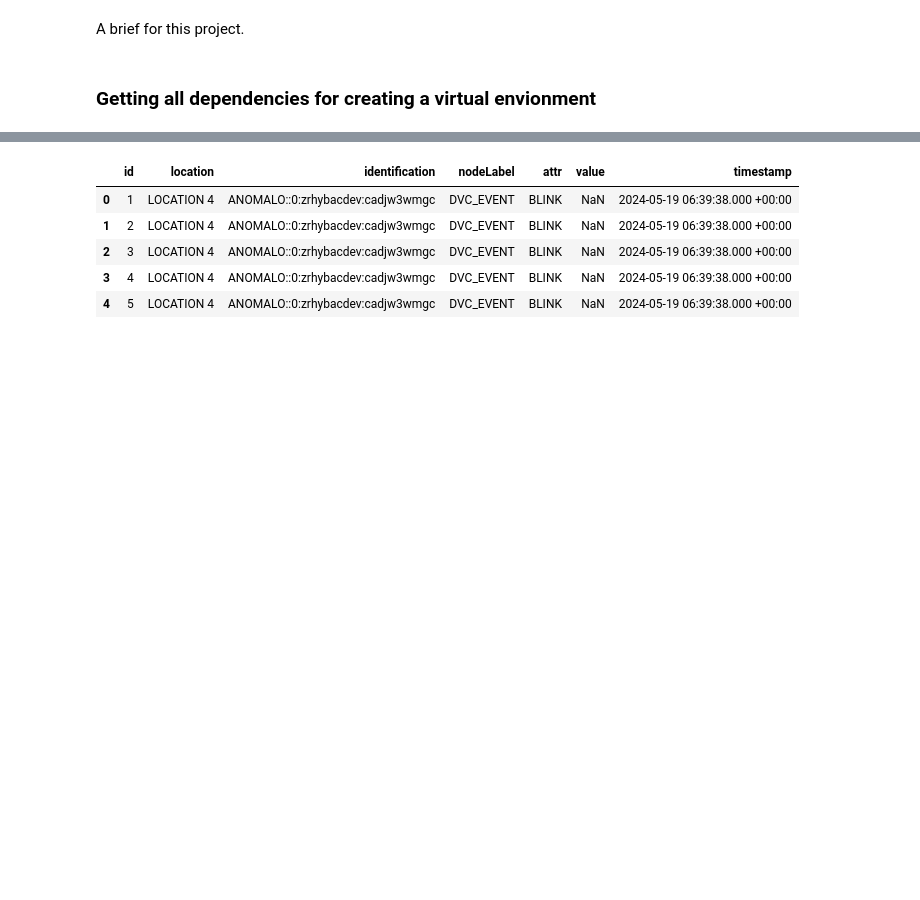
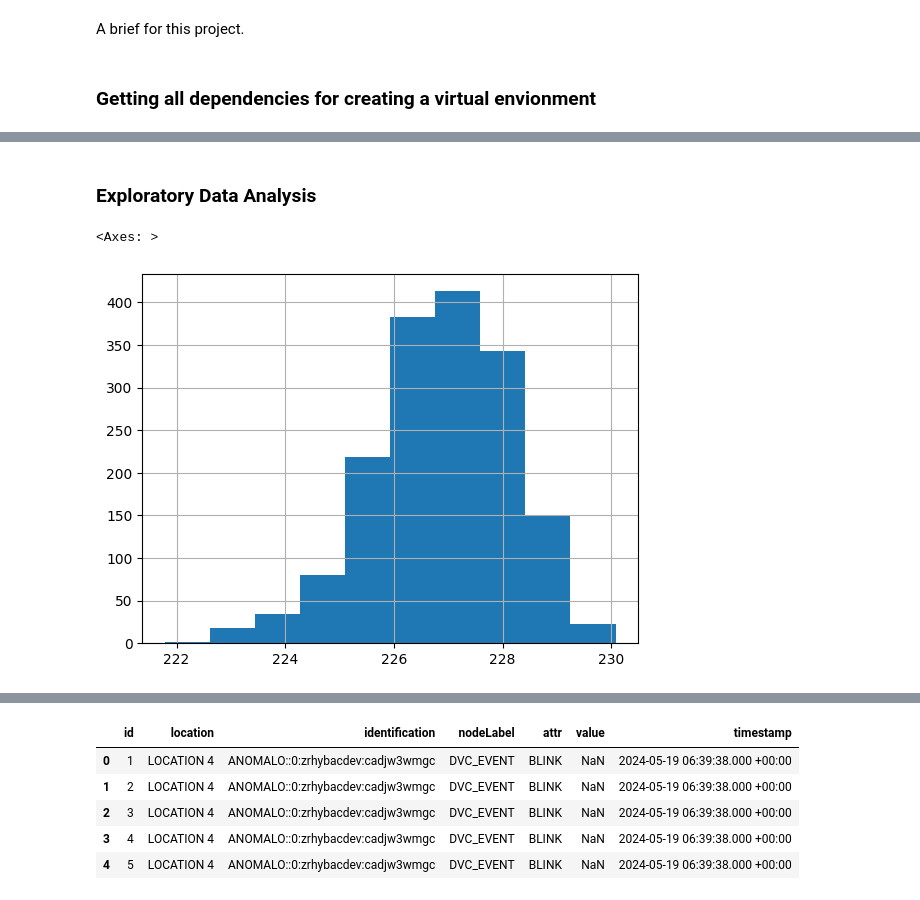
Before and after one commit to Joaohsd/project-c318, a Jupyter notebook: nouvenn.ipynb, the cells around one changed output, grey strips where cells are left out. Saved outputs shown, nothing was run; the diff lists cells and outputs as text; code cells hidden in the pictures; blank space fills up the shorter version.

```diff
--- a/nouvenn.ipynb
+++ b/nouvenn.ipynb
@@ -81,0 +188,8 @@ df_feature.head()
+# %% [markdown]
+### Exploratory Data Analysis
+# %%
+voltage_column = df_feature_cleaned['uRms']
+voltage_column.hist()
+# %% [output]
+<Axes: >
+[figure, added]
```
Also changed, not shown: parts of 69 cells of this notebook, 1 other file.
